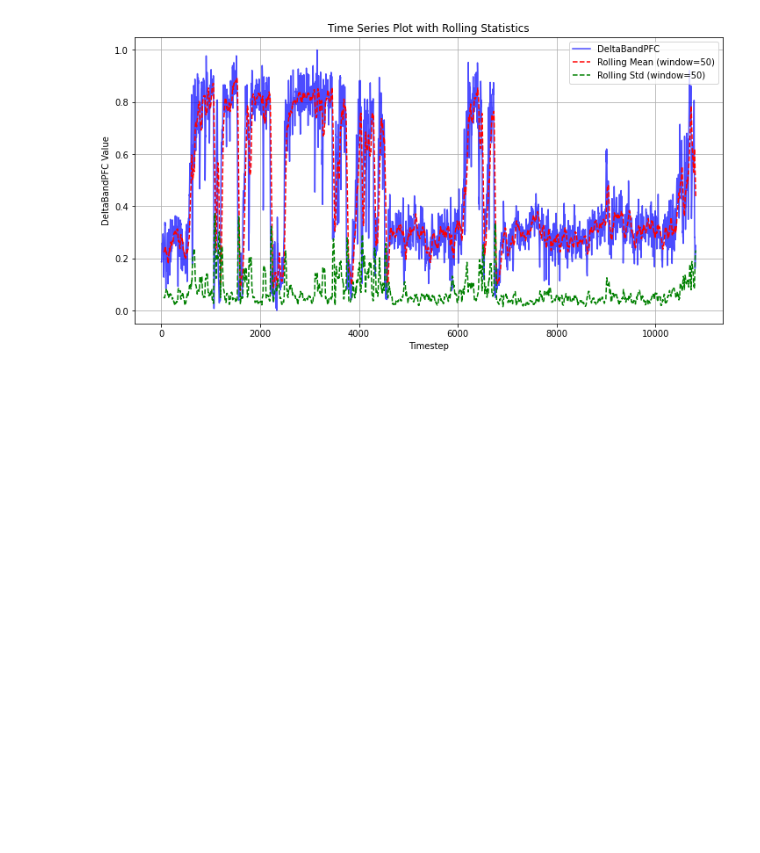
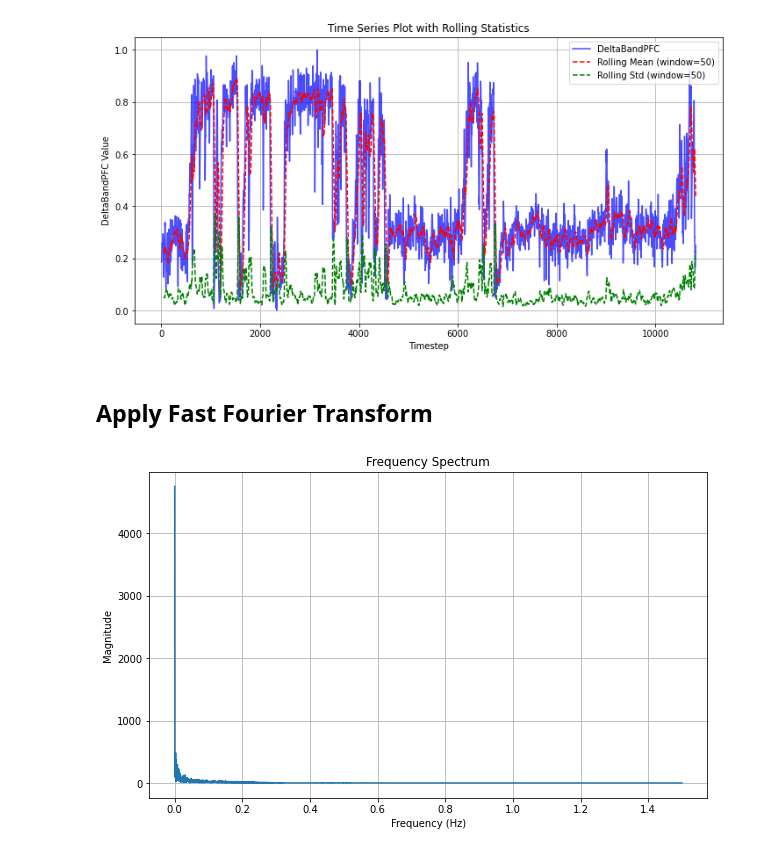
Before and after one commit to conscioustahoe/sleep-scoring-analysis, a Jupyter notebook: DeltaBandPFCAnalysis.ipynb, the cells around one changed output. Saved outputs shown, nothing was run; the diff lists cells and outputs as text; code cells hidden in the pictures; blank space fills up the shorter version.

Commit message:
apply fast fourier transform

```diff
--- a/DeltaBandPFCAnalysis.ipynb
+++ b/DeltaBandPFCAnalysis.ipynb
@@ -124,3 +106,29 @@ plt.grid(True)
 plt.show()
 # %% [output]
 [figure]
+# %% [markdown]
+## Apply Fast Fourier Transform
+# %%
+sampling_frequency = 3  # Hz
+
+# Calculate the FFT
+fft_result = np.fft.fft(df['DeltaBandPFC'])
+n = len(fft_result)
+
+# Calculate the corresponding frequencies
+frequencies = np.fft.fftfreq(n, 1 / sampling_frequency)
+
+# Since the FFT result is symmetric, we only need the positive frequencies
+positive_frequencies = frequencies[:n // 2]
+magnitude_spectrum = np.abs(fft_result[:n // 2])
+
+# Plot the magnitude spectrum
+plt.figure(figsize=(10, 6))
+plt.plot(positive_frequencies, magnitude_spectrum)
+plt.xlabel('Frequency (Hz)')
+plt.ylabel('Magnitude')
+plt.title('Frequency Spectrum')
+plt.grid()
+plt.show()
+# %% [output]
+[figure, added]
```
Also changed, not shown: parts of 1 cell of this notebook.
